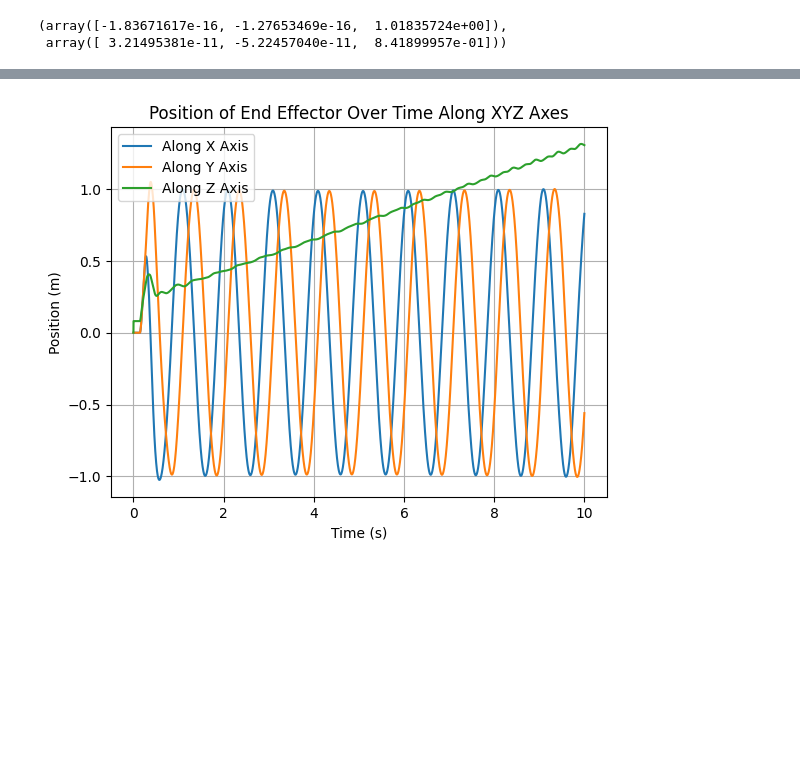
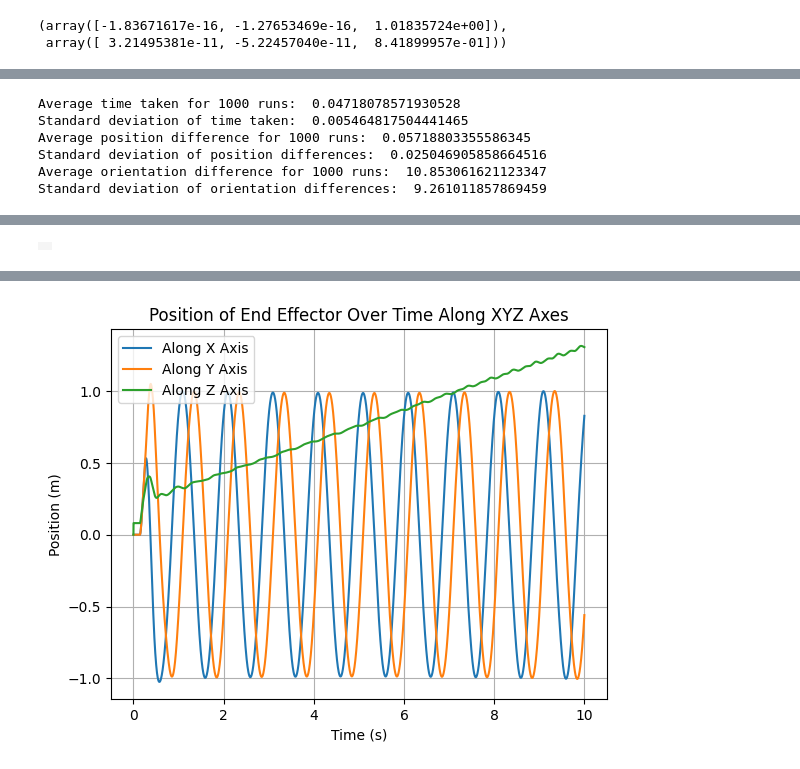
Before and after one commit to Yang51st/Mujoco-CDPR-Simulator, a Jupyter notebook: cdpr_sketches.ipynb, the cells around one changed output, grey strips where cells are left out. Saved outputs shown, nothing was run; the diff lists cells and outputs as text; code cells hidden in the pictures; blank space fills up the shorter version.

```diff
--- a/cdpr_sketches.ipynb
+++ b/cdpr_sketches.ipynb
@@ -297,10 +298,11 @@ array([-8.75862538e-05, -8.69925368e-05,  1.01821375e+00,  3.11229976e-01,
 # %%
 import timeit
 
-run_eval=False
+run_eval=True
 if run_eval:
     timed_runs=[]
     pos_diffs=[]
+    ori_diffs=[]
     cdpr.first_pid_run=True
     cdpr.reset_cable_tensions_list()
 
@@ -315,7 +317,7 @@ if run_eval:
                                                       target_orientation=rand_orientation)
         for _ in range(int(2/0.002)):
             mj.mj_step(cdpr_model, cdpr_data)
-        #sensed_cable_lengths=cdpr.sense_cable_lengths(cdpr_data)
+        sensed_cable_lengths=cdpr.sense_cable_lengths(cdpr_data)
         #renderer.update_scene(cdpr_data, camera="main_camera")
         #render=renderer.render()
         #plt.imshow(render)
@@ -323,14 +325,33 @@ if run_eval:
         #display.clear_output(wait=True)
         timed_runs.append(timeit.timeit(lambda: ssvspd(renderer, cdpr_model, cdpr_data), number=1))
         calc_val=ssvspd(renderer, cdpr_model, cdpr_data)
+        #timed_runs.append(timeit.timeit(lambda: cdpr.forward_kinematics(sensed_cable_lengths), number=1))
+        #calc_val=cdpr.forward_kinematics(sensed_cable_lengths)
         if calc_val is not None:
             actual_ee_position=cdpr_data.sensor("end_effector_position").data
             pos_diff=np.linalg.norm(calc_val[:3]-actual_ee_position)
             pos_diffs.append(pos_diff)
-    print("Average time taken for 100 runs: ", np.mean(timed_runs))
-    print("Average position difference for 100 runs: ", np.mean(pos_diffs))
+            try:
+                actual_ee_rot_mat=np.stack([cdpr_data.sensor("end_effector_xv").data, cdpr_data.sensor("end_effector_yv").data, cdpr_data.sensor("end_effector_zv").data])
+                actual_ee_axis_angles=R.from_matrix(actual_ee_rot_mat).as_rotvec(degrees=True)
+            except:
+                actual_ee_axis_angles=None
+            if actual_ee_axis_angles is not None:
+                ori_diff=np.linalg.norm(actual_ee_axis_angles-calc_val[3:])
+                ori_diffs.append(ori_diff)
+    print("Average time taken for 1000 runs: ", np.mean(timed_runs))
+    print("Standard deviation of time taken: ", np.std(timed_runs))
+    print("Average position difference for 1000 runs: ", np.mean(pos_diffs))
     print("Standard deviation of position differences: ", np.std(pos_diffs))
-    print("Standard deviation of time taken: ", np.std(timed_runs))
+    print("Average orientation difference for 1000 runs: ", np.mean(ori_diffs))
+    print("Standard deviation of orientation differences: ", np.std(ori_diffs))
+# %% [output]
+Average time taken for 1000 runs:  0.04718078571930528
+Standard deviation of time taken:  0.005464817504441465
+Average position difference for 1000 runs:  0.05718803355586345
+Standard deviation of position differences:  0.025046905858664516
+Average orientation difference for 1000 runs:  10.853061621123347
+Standard deviation of orientation differences:  9.261011857869459
 # %%
 import time
 from IPython import display
@@ -380,7 +408,7 @@ import mediapy as media
 
 framerate=60
 frames=[]
-video_length=10
+video_length=2
 cdpr_model.opt.timestep=0.002
 total_steps=int(video_length/cdpr_model.opt.timestep)
 
@@ -389,7 +417,8 @@ cdpr.first_pid_run=True
 desired_position=[0,0,cdpr.machine_frame_height/2]
 desired_orientation=[0,0,0]
 mj.mj_resetData(cdpr_model, cdpr_data)
-clc_ee_position_data=[]
+svc_ee_position_data=[]
+svc_ee_orientation_data=[]
 commanded_positions=[]
 cable_force_data=[[] for _ in range(cdpr.num_cables)] #List of lists, each sublist corresponds to a cable.
 timestamps=[]
@@ -403,9 +432,16 @@ sim_start_time = cdpr_data.time
 for _ in range(total_steps+1):
     commanded_position=step_path(_/total_steps*video_length, np.array([-cdpr.machine_frame_length/4,-cdpr.machine_frame_width/4,cdpr.machine_frame_height/5]), np.array([cdpr.machine_frame_length/3,cdpr.machine_frame_width/3,4*cdpr.machine_frame_height/5]), speed=4, buffer_time=1)
     commanded_positions.append(commanded_position)
-    cdpr_data.ctrl=cdpr.cl_joint_position_control(target_xyz=commanded_position,target_orientation=desired_orientation,cdpr_data=cdpr_data)
-    clc_ee_position_data.append(cdpr_data.sensor("end_effector_position").data.copy()) #Otherwise the data list will reference the same reading.
-    camcalpos.append(ssvspd(renderer, cdpr_model, cdpr_data))
+    svc_ee_position_data.append(cdpr_data.sensor("end_effector_position").data.copy()) #Otherwise the data list will reference the same reading.
+    sv_pos=ssvspd(renderer, cdpr_model, cdpr_data)
+    camcalpos.append(sv_pos)
+    cdpr_data.ctrl=cdpr.sv_joint_position_control(target_xyz=commanded_position,target_orientation=desired_orientation,sv_pos=sv_pos)
+    try:
+        actual_ee_rot_mat=np.stack([cdpr_data.sensor("end_effector_xv").data, cdpr_data.sensor("end_effector_yv").data, cdpr_data.sensor("end_effector_zv").data])
+        actual_ee_axis_angles=R.from_matrix(actual_ee_rot_mat).as_rotvec(degrees=True)
+    except:
+        actual_ee_axis_angles=None
+    svc_ee_orientation_data.append(actual_ee_axis_angles)
     timestamps.append(cdpr_data.time) #Is a scalar value, so no need to specify a copy.
     for i in range(cdpr.num_cables):
         cable_force_data[i].append(cdpr_data.sensor(f"cable_tendon_force_{i}").data.copy())
@@ -420,3 +455,4 @@ media.show_video(frames, fps=framerate)
+|  |
 # %%
 #Can only be run successfully if ol_joint_position_control is used.
 for i in range(cdpr.num_cables):
```
Also changed, not shown: parts of 11 cells of this notebook, 1 other file.
